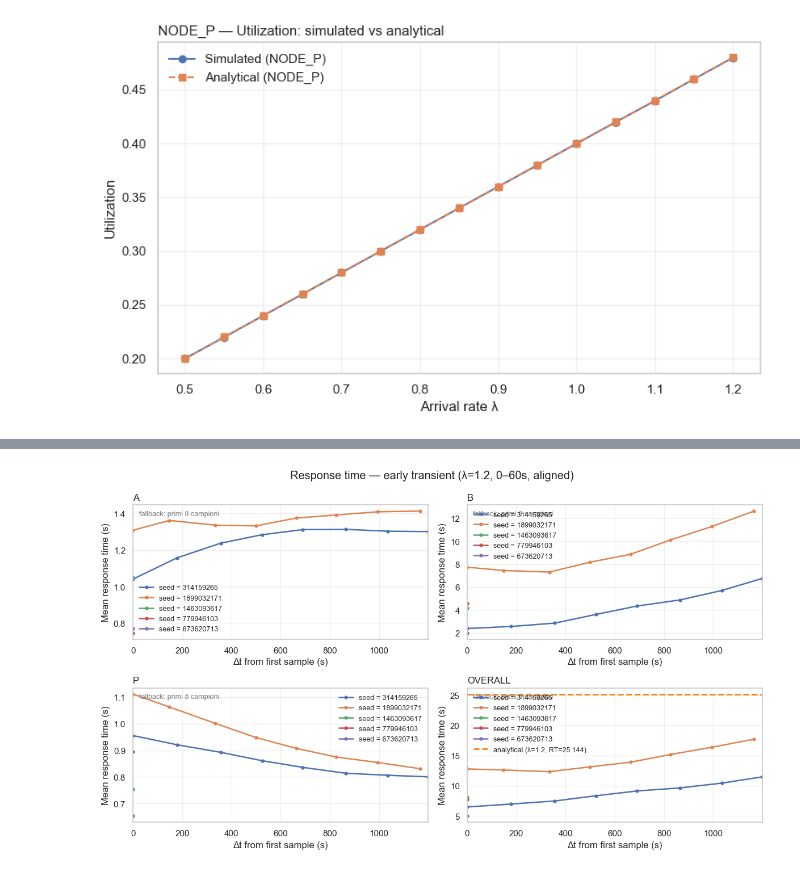
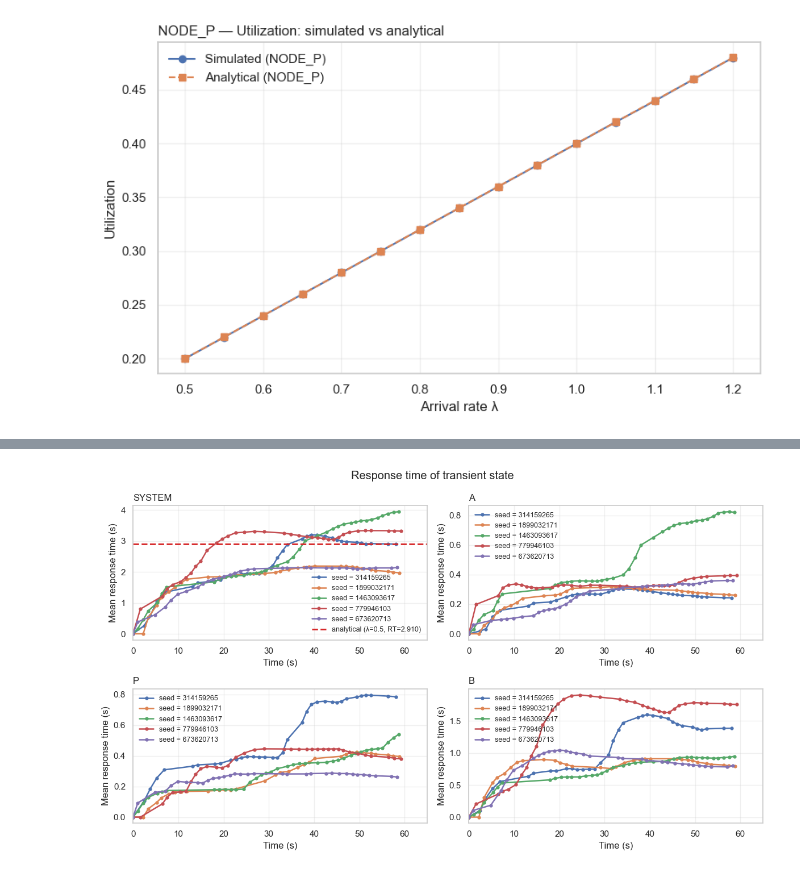
Before and after one commit to Dissan97/PMCNS-PROJECT, a Jupyter notebook: Project.ipynb, the cells around one changed output, grey strips where cells are left out. Saved outputs shown, nothing was run; the diff lists cells and outputs as text; code cells hidden in the pictures.

```diff
--- a/Project.ipynb
+++ b/Project.ipynb
@@ -3280,18 +3438,17 @@ def plot_transient_by_seed_zoom(
     plt.tight_layout()
     plt.show()
 # %%
-plot_transient_by_seed_zoom(
+plot_transient_rt_paper_style(
     dfs_conv_list=dfs_conv,
-    scopes=("NODE_A","NODE_B","NODE_P","OVERALL"),
-    arrival_rate=1.2,
-    metric="mean_response_time",
-    t_max=60,
+    arrival_rate=0.5,
+    scopes=("OVERALL", "NODE_A", "NODE_P", "NODE_B"),  # TL=SYSTEM, TR=A, BL=P, BR=B
+    t_max=65,
+    downsample_every=1,
     ewma_span=7,
-    analytic_df=analytic_df,
-    align_first_sample=True   # default
+    analytic_df=analytic_df
 )
 # %% [output]
-[figure, old version]
+[figure, new version]
 # %%
 # plot_mean_rt_by_seed_single_line.py
 # Requisiti: pandas, matplotlib, numpy
```
Also changed, not shown: parts of 17 cells of this notebook.
